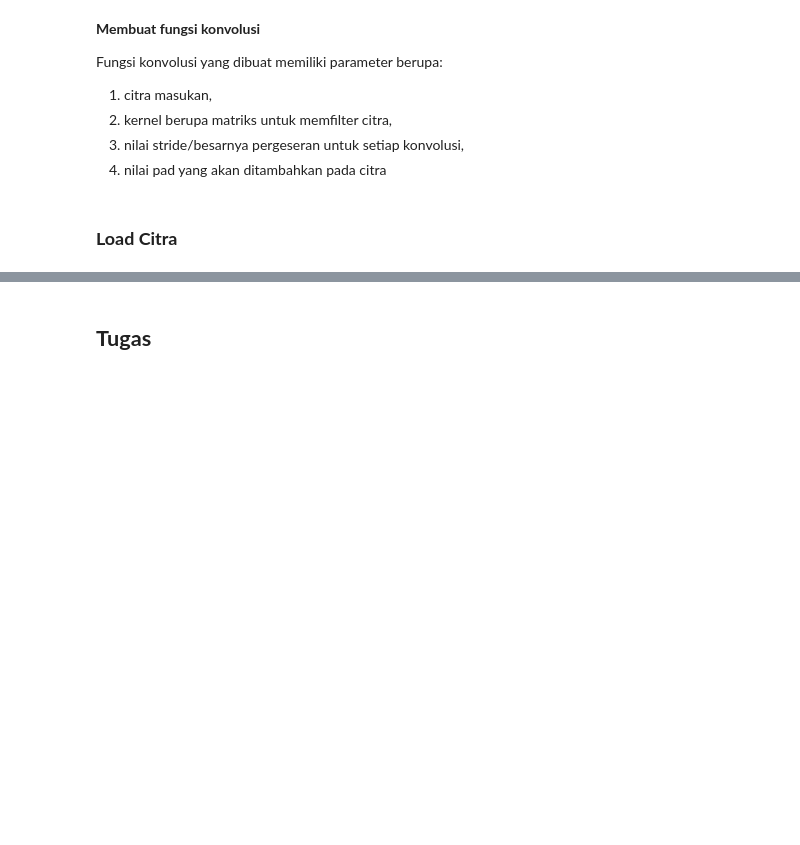
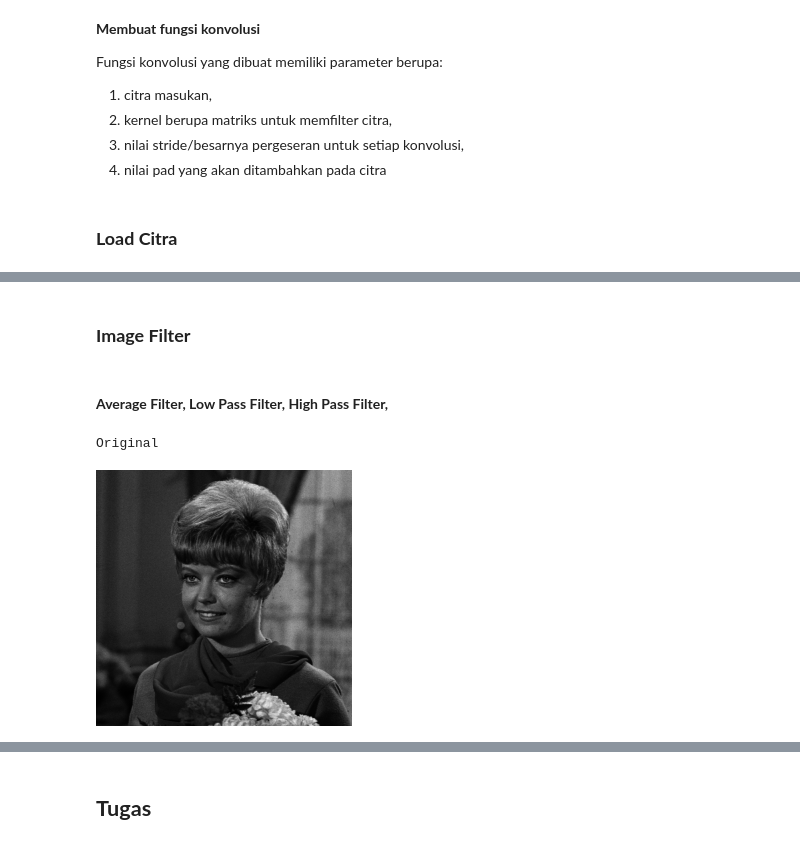
Before and after one commit to alfisuryap/PengolahanCitraDanVisiKomputer, a Jupyter notebook: Week7.ipynb, the cells around one changed output, grey strips where cells are left out. Cells and saved outputs as stored; diff of their text form; code cells hidden in the pictures; blank space fills up the shorter version.

```diff
--- a/Week7.ipynb
+++ b/Week7.ipynb
@@ -130,0 +152,52 @@ img_gray = cv.cvtColor(img, cv.COLOR_BGR2GRAY)
+# %% [markdown]
+### **Image Filter**
+# %% [markdown]
+#### **Average Filter, Low Pass Filter, High Pass Filter,**
+# %%
+import numpy as np
+import cv2 as cv
+from google.colab.patches import cv2_imshow
+
+# Fungsi konvolusi 2D (seperti yang Anda berikan)
+def convolution2d(image, kernel, stride, padding):
+    image_height, image_width = image.shape
+    kernel_height, kernel_width = kernel.shape
+
+    # Hitung dimensi dari matriks hasil
+    output_height = (image_height - kernel_height + 2 * padding) // stride + 1
+    output_width = (image_width - kernel_width + 2 * padding) // stride + 1
+
+    output = np.zeros((output_height, output_width), dtype=np.float32)
+
+    # Terapkan padding pada citra masukan
+    padded_image = np.pad(image, ((padding, padding), (padding, padding)), mode='constant')
+
+    # Lakukan konvolusi
+    for x in range(0, output_height):
+        for y in range(0, output_width):
+            # Tentukan region of interest (ROI) pada citra yang telah dipad
+            row_start = x * stride
+            row_end = row_start + kernel_height
+            col_start = y * stride
+            col_end = col_start + kernel_width
+
+            # Ekstrak ROI dari citra yang telah dipad
+            roi = padded_image[row_start:row_end, col_start:col_end]
+
+            # Lakukan konvolusi dengan perkalian elemen dan penjumlahan
+            convolution_result = np.sum(roi * kernel)
+
+            output[x, y] = convolution_result
+
+    return output
+
+
+# Load citra masukan dan konversi ke grayscale
+img = cv.imread('/content/drive/MyDrive/College/Semester 5/Pengolahan Citra dan Visi Komputer/Data/Jobsheet 7/female.tiff')
+img_gray = cv.cvtColor(img, cv.COLOR_BGR2GRAY)
+
+print("Original")
+cv2_imshow(img_gray)  # Citra asli
+# %% [output]
+Original
+[figure, added]
```
Also changed, not shown: parts of 22 cells of this notebook.
